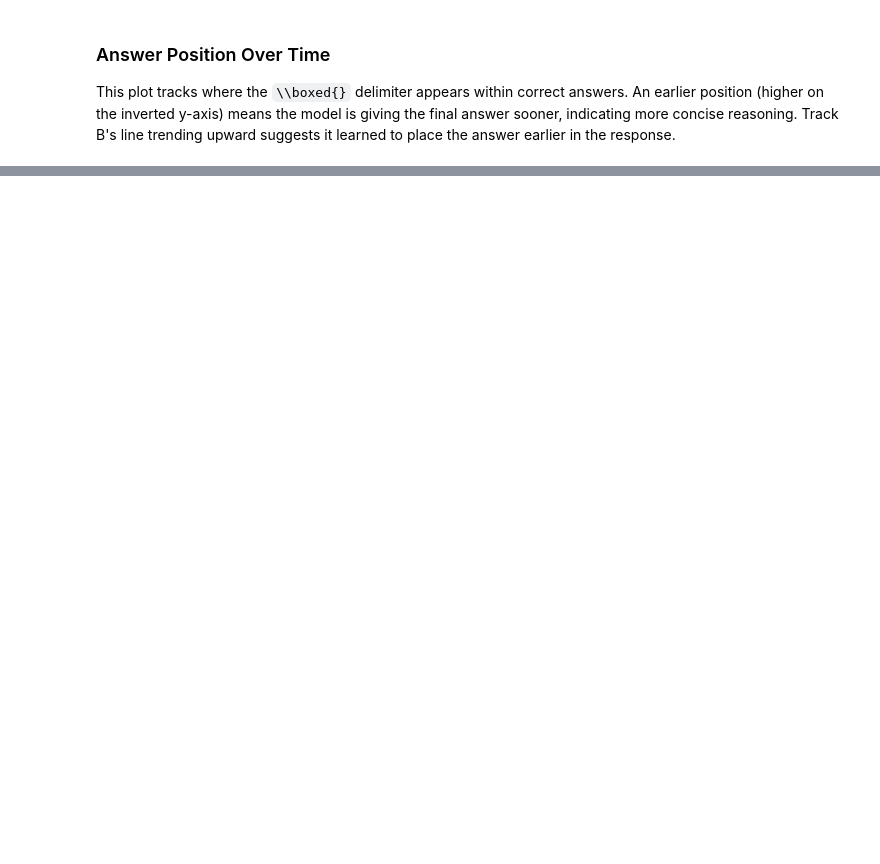
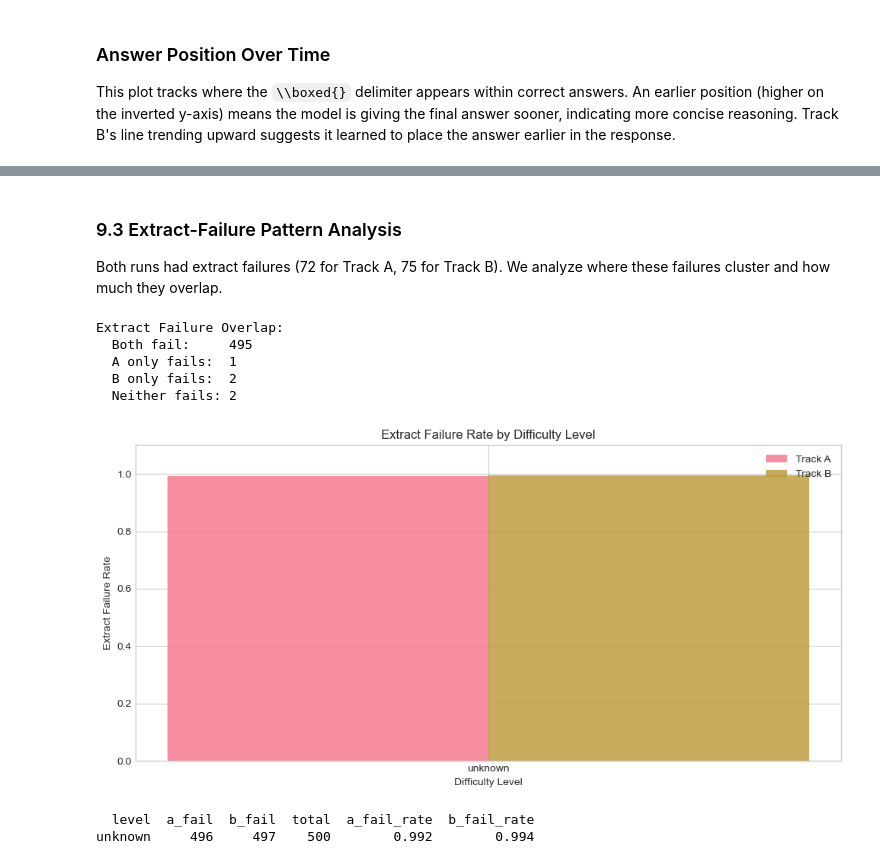
Before and after one commit to cfw20/cs224r-project-e3, a Jupyter notebook: notebooks/rlad_analysis_hendrycks.ipynb, the cells around one changed output, grey strips where cells are left out. Cells and saved outputs as stored; diff of their text form; code cells hidden in the pictures; blank space fills up the shorter version.

```diff
--- a/notebooks/rlad_analysis_hendrycks.ipynb
+++ b/notebooks/rlad_analysis_hendrycks.ipynb
@@ -1549,0 +1689,52 @@ track  step  hash_position
+# %% [markdown]
+### 9.3 Extract-Failure Pattern Analysis
+
+Both runs had extract failures (72 for Track A, 75 for Track B). We analyze where these failures cluster and how much they overlap.
+# %%
+# Overall overlap
+both_fail = merged['track_a_extract_fail'] & merged['track_b_extract_fail']
+a_only_fail = merged['track_a_extract_fail'] & ~merged['track_b_extract_fail']
+b_only_fail = ~merged['track_a_extract_fail'] & merged['track_b_extract_fail']
+neither_fail = ~merged['track_a_extract_fail'] & ~merged['track_b_extract_fail']
+
+print('Extract Failure Overlap:')
+print(f'  Both fail:     {both_fail.sum()}')
+print(f'  A only fails:  {a_only_fail.sum()}')
+print(f'  B only fails:  {b_only_fail.sum()}')
+print(f'  Neither fails: {neither_fail.sum()}')
+
+# By level
+fail_by_level = merged.groupby('level').agg(
+    a_fail=('track_a_extract_fail', 'sum'),
+    b_fail=('track_b_extract_fail', 'sum'),
+    total=('problem_idx', 'count')
+).reset_index().sort_values('level')
+fail_by_level['a_fail_rate'] = fail_by_level['a_fail'] / fail_by_level['total']
+fail_by_level['b_fail_rate'] = fail_by_level['b_fail'] / fail_by_level['total']
+
+fig, ax = plt.subplots(figsize=(10, 5))
+x = np.arange(len(fail_by_level))
+width = 0.35
+ax.bar(x - width/2, fail_by_level['a_fail_rate'], width, label='Track A', alpha=0.8)
+ax.bar(x + width/2, fail_by_level['b_fail_rate'], width, label='Track B', alpha=0.8)
+ax.set_xlabel('Difficulty Level')
+ax.set_ylabel('Extract Failure Rate')
+ax.set_title('Extract Failure Rate by Difficulty Level')
+ax.set_xticks(x)
+ax.set_xticklabels(fail_by_level['level'])
+ax.legend()
+ax.set_ylim(0, 1.1)
+plt.tight_layout()
+plt.savefig('eval_extract_failures_by_level.png', dpi=150, bbox_inches='tight')
+plt.show()
+
+print(fail_by_level.to_string(index=False))
+# %% [output]
+Extract Failure Overlap:
+  Both fail:     495
+  A only fails:  1
+  B only fails:  2
+  Neither fails: 2
+[figure, added]
+  level  a_fail  b_fail  total  a_fail_rate  b_fail_rate
+unknown     496     497    500        0.992        0.994
```
Also changed, not shown: parts of 19 cells of this notebook, 8 other files.
